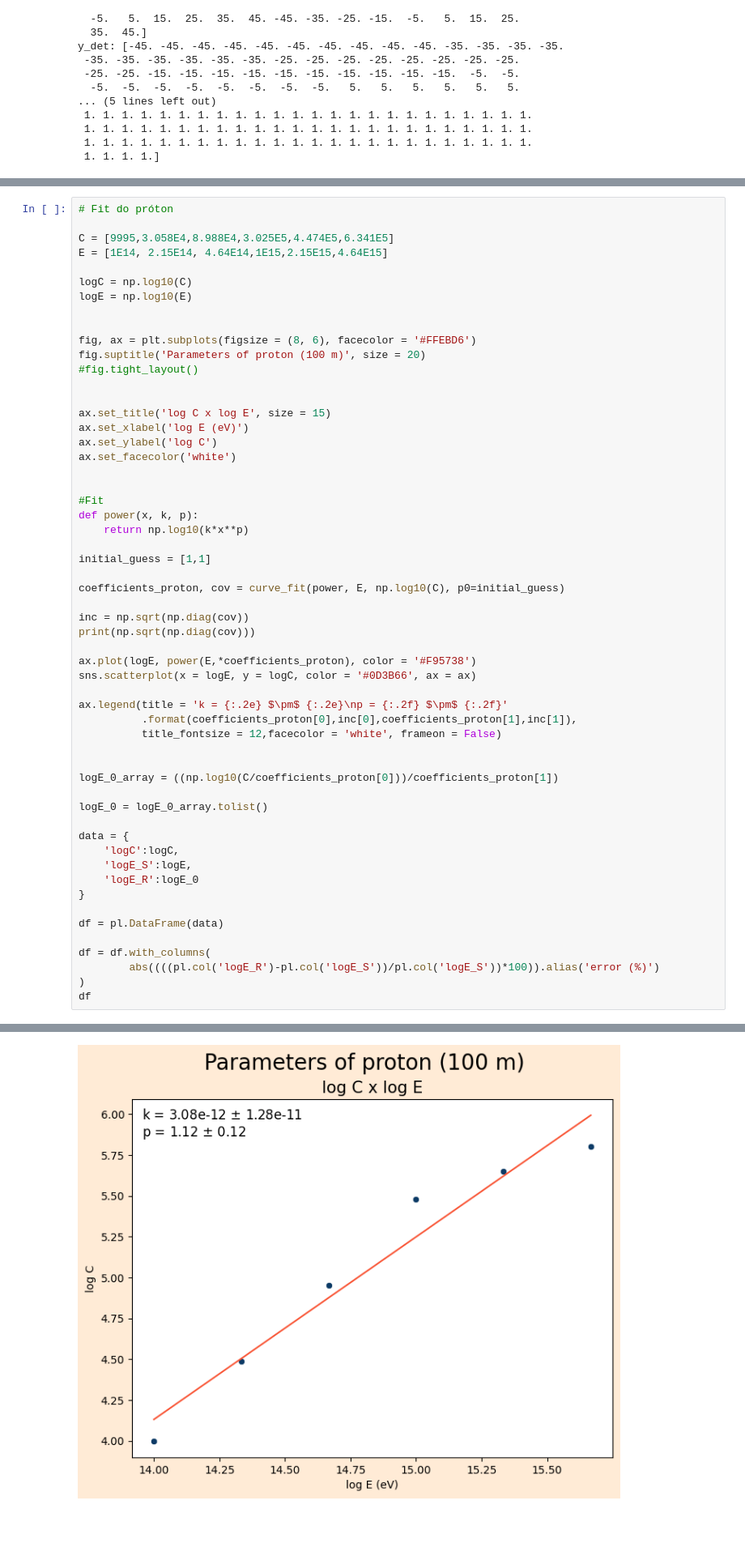
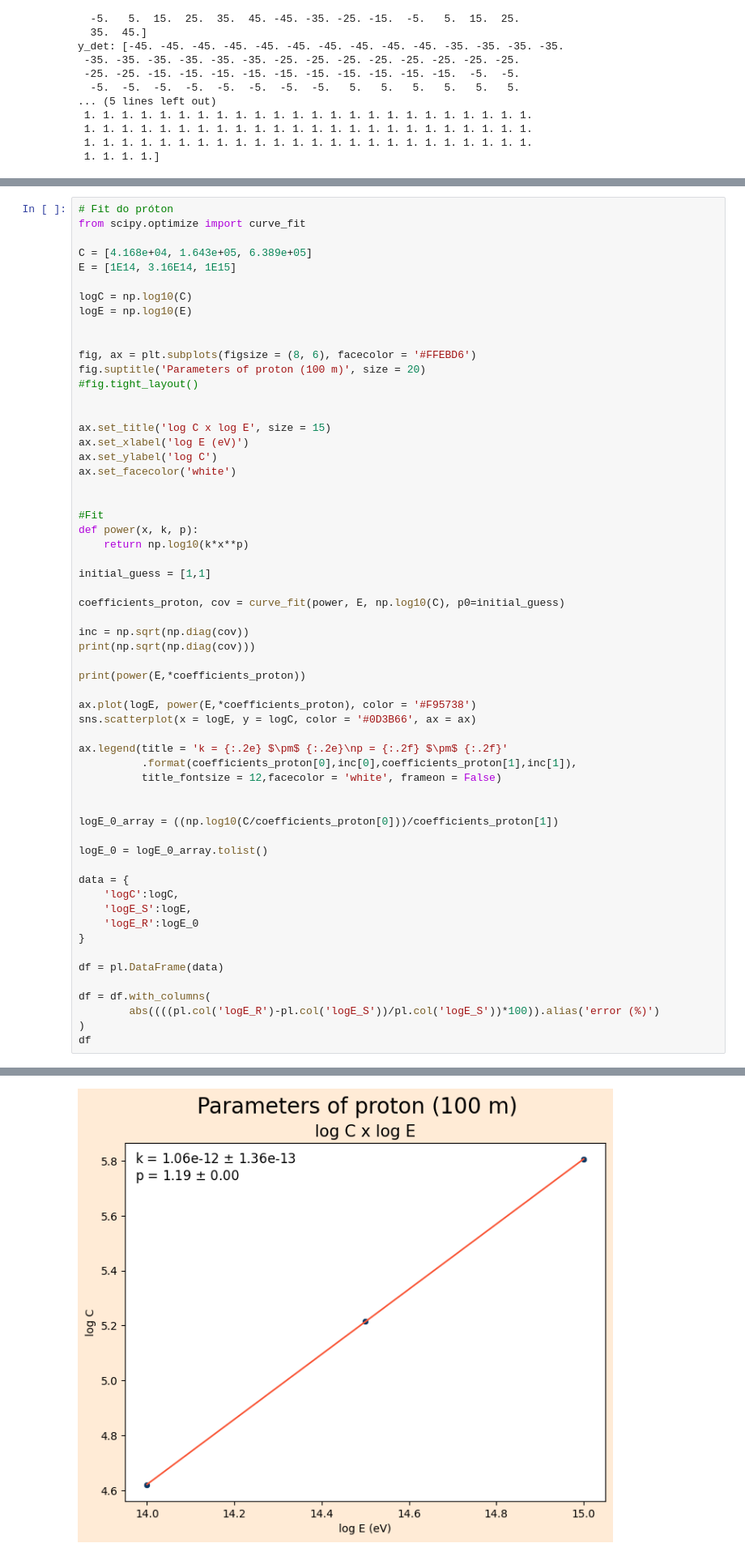
Before and after one commit to lucas-orfei/mestrado, a Jupyter notebook: array_10x10.ipynb, the cells around one changed output, grey strips where cells are left out. Shown at 81% size. Drawn from its saved outputs; the diff is of its cells as text; blank space fills up the shorter version.

```diff
--- a/array_10x10.ipynb
+++ b/array_10x10.ipynb
@@ -292,8 +392,9 @@ shape: (6, 4)
 # %%
 # Fit do próton
+from scipy.optimize import curve_fit
 
-C = [9995,3.058E4,8.988E4,3.025E5,4.474E5,6.341E5]
-E = [1E14, 2.15E14, 4.64E14,1E15,2.15E15,4.64E15]
+C = [4.168e+04, 1.643e+05, 6.389e+05]
+E = [1E14, 3.16E14, 1E15]
 
 logC = np.log10(C)
 logE = np.log10(E)
@@ -321,6 +422,8 @@ coefficients_proton, cov = curve_fit(power, E, np.log10(C), p0=initial_guess)
 inc = np.sqrt(np.diag(cov))
 print(np.sqrt(np.diag(cov)))
 
+print(power(E,*coefficients_proton))
+
 ax.plot(logE, power(E,*coefficients_proton), color = '#F95738')
 sns.scatterplot(x = logE, y = logC, color = '#0D3B66', ax = ax)
 
@@ -359 +460 @@ shape: (6, 4)
-[figure, old version]
+[figure, new version]
```
Also changed, not shown: parts of 20 cells of this notebook.
